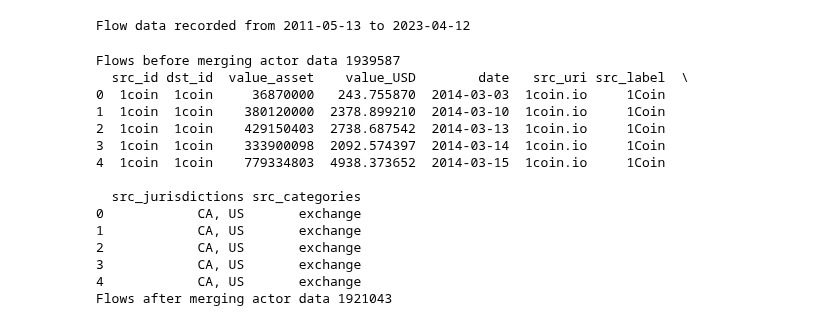
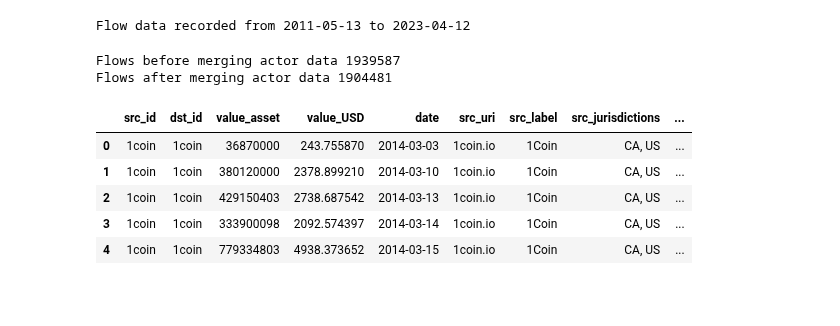
Before and after one commit to FlowDrucka64/MoneyFlow, a Jupyter notebook: data_exploration.ipynb, the cells around one changed output. Saved outputs shown, nothing was run; the diff lists cells and outputs as text; code cells hidden in the pictures; blank space fills up the shorter version.

```diff
--- a/data_exploration.ipynb
+++ b/data_exploration.ipynb
@@ -75,25 +75,15 @@ Flow data recorded from 2011-05-13 to 2023-04-12
 # %%
 print(f'Flows before merging actor data {flows_df.shape[0]}')
 merged_df = pd.merge(flows_df, actors_df.add_prefix('src_'), on='src_id', how='inner')
-merged_df = pd.merge(flows_df, actors_df.add_prefix('src_'), on='src_id', how='inner')
-
-#merged_df = pd.merge(flows_df, actors_df, left_on='src_id', right_on='id', how='inner')
-#merged_df.drop(['id'], axis=1, inplace=True)
-print(merged_df.head())
+merged_df = pd.merge(merged_df, actors_df.add_prefix('dst_'), on='dst_id', how='inner')
 print(f'Flows after merging actor data {merged_df.shape[0]}')
+display(merged_df.head())
 # %% [output]
 Flows before merging actor data 1939587
-  src_id dst_id  value_asset    value_USD        date   src_uri src_label  \
-0  1coin  1coin     36870000   243.755870  2014-03-03  1coin.io     1Coin
-1  1coin  1coin    380120000  2378.899210  2014-03-10  1coin.io     1Coin
-2  1coin  1coin    429150403  2738.687542  2014-03-13  1coin.io     1Coin
-3  1coin  1coin    333900098  2092.574397  2014-03-14  1coin.io     1Coin
-4  1coin  1coin    779334803  4938.373652  2014-03-15  1coin.io     1Coin
-
-  src_jurisdictions src_categories
-0            CA, US       exchange
-1            CA, US       exchange
-2            CA, US       exchange
-3            CA, US       exchange
-4            CA, US       exchange
-Flows after merging actor data 1921043
+Flows after merging actor data 1904481
+|  | src_id | dst_id | value_asset | value_USD | date | src_uri | src_label | src_jurisdictions | ... |
+| 0 | 1coin | 1coin | 36870000 | 243.755870 | 2014-03-03 | 1coin.io | 1Coin | CA, US | ... |
+| 1 | 1coin | 1coin | 380120000 | 2378.899210 | 2014-03-10 | 1coin.io | 1Coin | CA, US | ... |
+| 2 | 1coin | 1coin | 429150403 | 2738.687542 | 2014-03-13 | 1coin.io | 1Coin | CA, US | ... |
+| 3 | 1coin | 1coin | 333900098 | 2092.574397 | 2014-03-14 | 1coin.io | 1Coin | CA, US | ... |
+| 4 | 1coin | 1coin | 779334803 | 4938.373652 | 2014-03-15 | 1coin.io | 1Coin | CA, US | ... |
```
Also changed, not shown: parts of 2 cells of this notebook.
